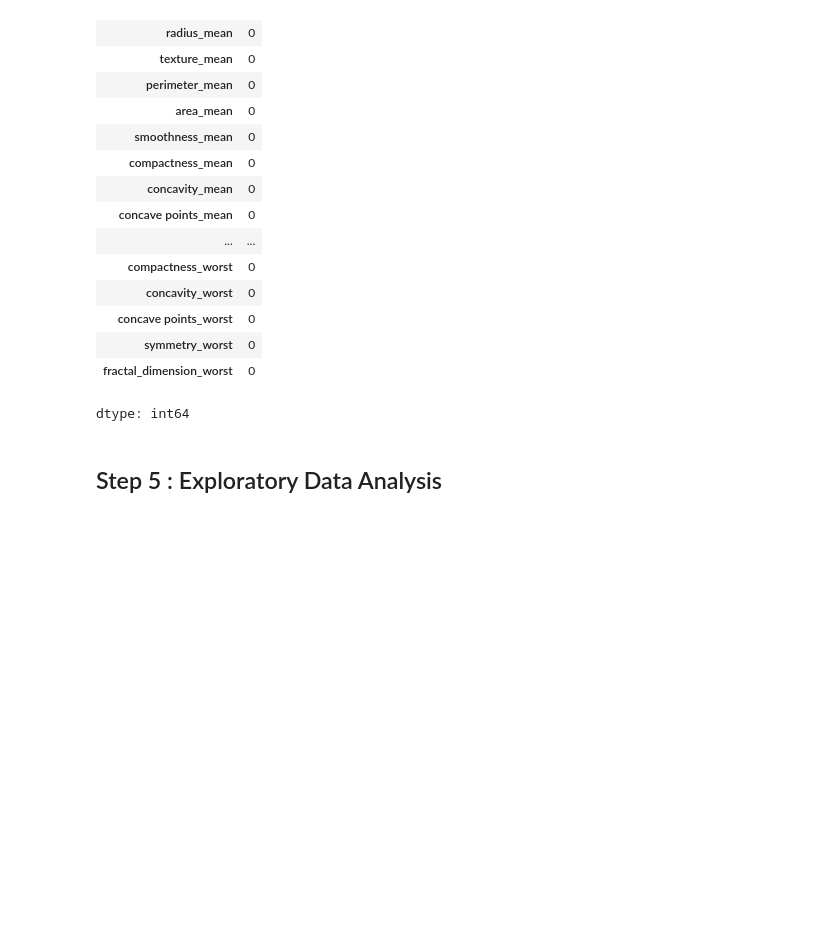
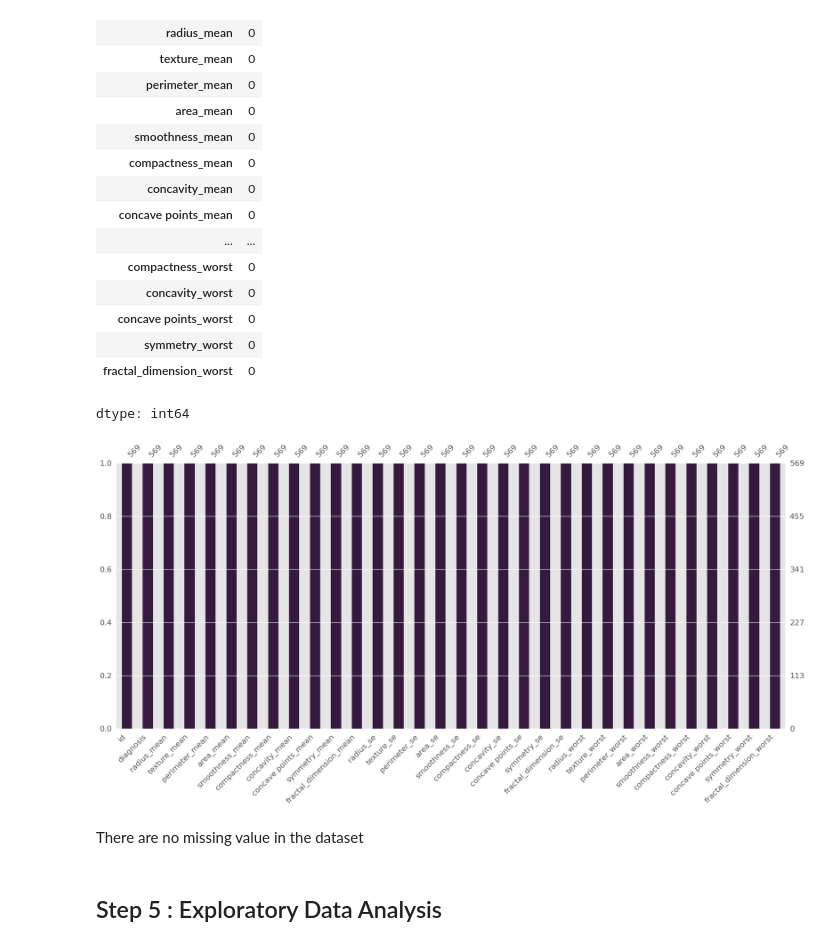
Before and after one commit to SurekhaBerlin/Breast-Cancer-Project, a Jupyter notebook: Breast_Cancer_Project(EDA_+ML_+_DL_).ipynb, the cells around one changed output. Cells and saved outputs as stored; diff of their text form; code cells hidden in the pictures; blank space fills up the shorter version.

```diff
--- a/Breast_Cancer_Project(EDA_+ML_+_DL_).ipynb
+++ b/Breast_Cancer_Project(EDA_+ML_+_DL_).ipynb
@@ -164,6 +164,20 @@ df.isnull().sum()
 | symmetry_worst | 0 |
 | fractal_dimension_worst | 0 |
 dtype: int64
+# %%
+# Set the color palette
+sns.set_palette("crest")
+# %%
+# Set the color palette to "rocket"
+rocket_palette = sns.color_palette("rocket")
+
+# Create the missing value bar plot
+msno.bar(df, color=rocket_palette[0])  # Use the first color from the rocket palette
+plt.show()
+# %% [output]
+[figure, added]
+# %% [markdown]
+ There are no missing value in the dataset
 # %% [markdown]
 ## Step 5 : Exploratory Data Analysis
 # %%
```
Also changed, not shown: parts of 13 cells of this notebook.
